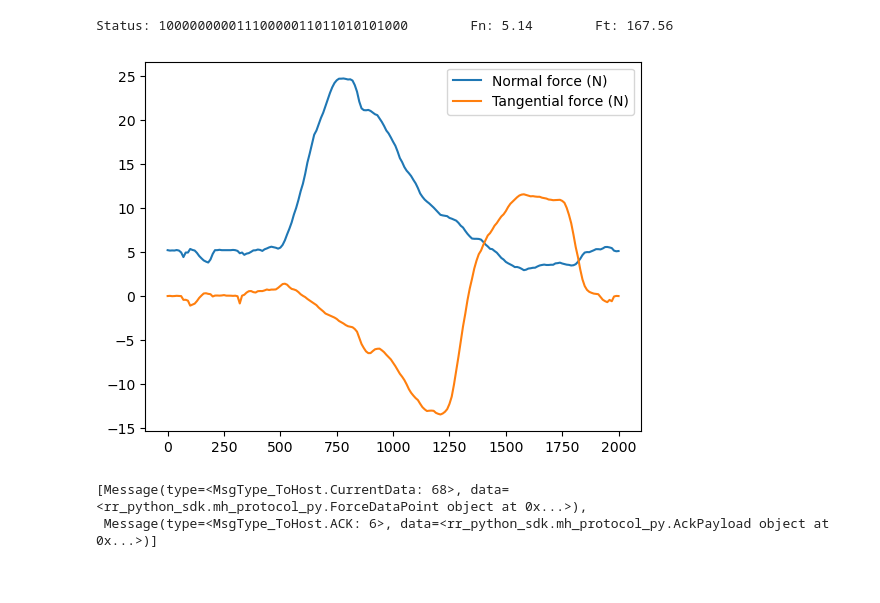
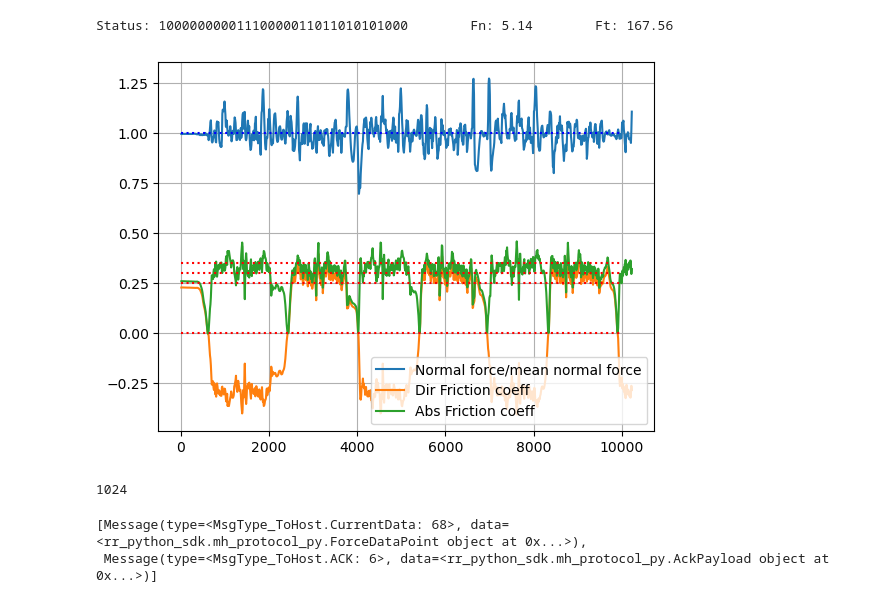
Before and after one commit to RivelinRail/rr_python_sdk, a Jupyter notebook: Tests.ipynb, the cells around one changed output. Saved outputs shown, nothing was run; the diff lists cells and outputs as text; code cells hidden in the pictures.

```diff
--- a/Tests.ipynb
+++ b/Tests.ipynb
@@ -87,21 +91,41 @@ if msg.type == cpp.MsgType_ToHost.CurrentData:
 # %% [output]
 Status: 10000000001110000011011010101000        Fn: 5.14        Ft: 167.56
 # %%
-def plot_force_data(data_rate = 100, duration=2):
+def plot_force_data(data_rate = 100, duration = 10, read_all = True):
     points = []
-    head.read_all(timeout = 0.1)
+    if read_all:
+        head.read_all(timeout = 0.1)
     pl = cpp.DataRatePayload()
     pl.rate_hz = data_rate
     head.start_data_streaming(pl)
-    while (len(points)<duration*data_rate):
-        points.extend([msg for msg in head.read_all() if msg.type==cpp.MsgType_ToHost.CurrentData])
+    dur_int = 2*int(duration)
+    to = 0.1
+    for i in range(dur_int):
+        time.sleep(duration/dur_int-to)
+        points.extend([msg for msg in head.read_all(timeout = to) if msg.type==cpp.MsgType_ToHost.CurrentData])
     head.stop_data_streaming()
+
     #plt.plot([p.ms_since_start for p in points], [p.f_t_mn/p.f_n_mn for p in points], label="mu")
-    plt.plot([p.data.millis_since_start for p in points], [p.data.f_normal_mn/1000 for p in points], label="Normal force (N)")
-    plt.plot([p.data.millis_since_start for p in points], [p.data.f_tangential_mn/1000 for p in points], label="Tangential force (N)")
+    x = np.array([p.data.millis_since_start for p in points[1:]])
+    n = np.array([p.data.f_normal_mn/1000 for p in points[1:]])
+    plt.plot(x, n/np.mean(n), label="Normal force/mean normal force")
+    plt.plot(x, np.array([p.data.f_tangential_mn/p.data.f_normal_mn for p in points[1:]]), label="Dir Friction coeff")
+    plt.plot(x, np.array([abs(p.data.f_tangential_mn/p.data.f_normal_mn) for p in points[1:]])/0.88, label="Abs Friction coeff")
+
+    plt.plot([0,duration*1000], (1,1), 'b:')
+
+    plt.plot([0,duration*1000], (0,0), 'r:')
+    for i in range(3):
+        plt.plot([0,duration*1000], (0.25+0.05*i,0.25+0.05*i), 'r:')
+    plt.grid()
     plt.legend()
     plt.show()
+    return points
 
-plot_force_data()
+points = plot_force_data()
 # %% [output]
-[figure, old version]
+[figure, new version]
+# %%
+len(points)
+# %% [output]
+1024
```
Also changed, not shown: parts of 18 cells of this notebook.
